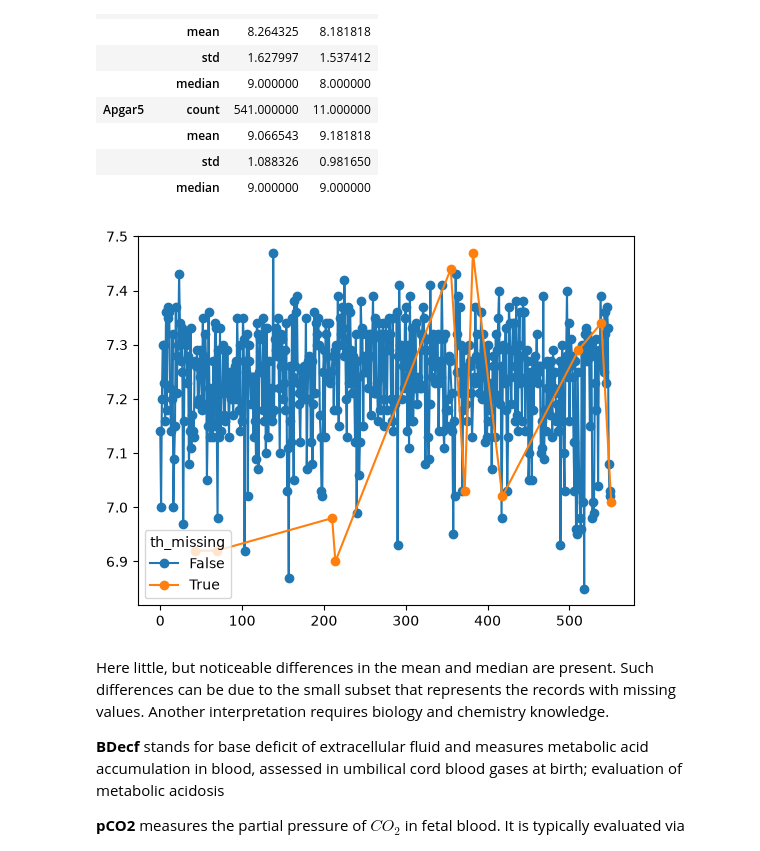
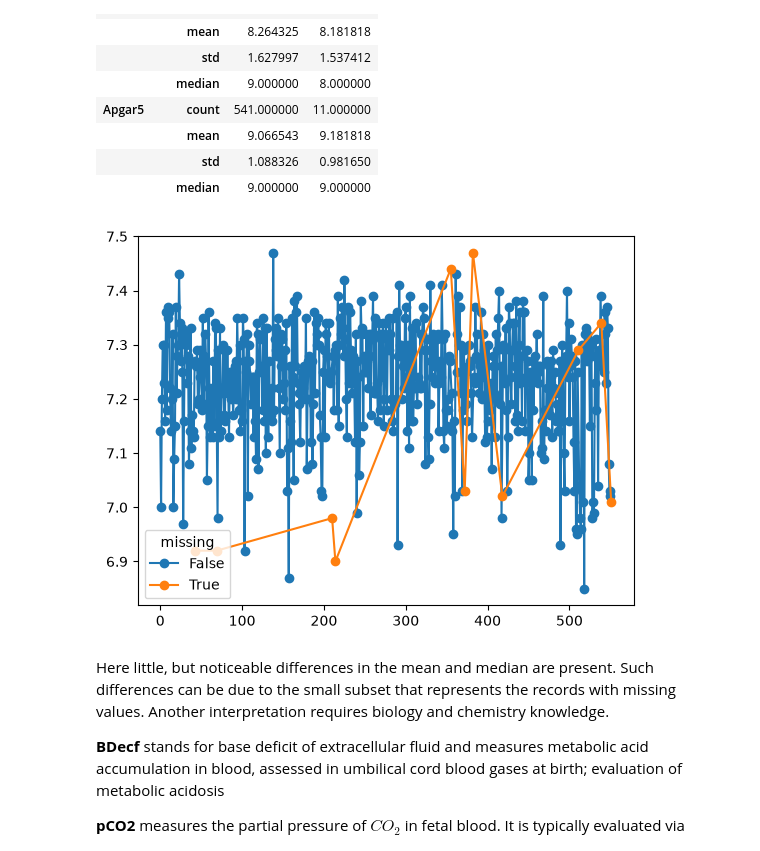
Before and after one commit to trnnstella/Fetal-health-analysis, a Jupyter notebook: fetal-health.ipynb, the cells around one changed output. Saved outputs shown, nothing was run; the diff lists cells and outputs as text; code cells hidden in the pictures.

```diff
--- a/fetal-health.ipynb
+++ b/fetal-health.ipynb
@@ -274,10 +274,10 @@ df_clinical.groupby("th_missing")[["pH", "Apgar1", "Apgar5"]].agg(["count", "mea
 # %%
 for name, group in df_clinical.groupby("th_missing"):
     plt.plot(group.index, group["pH"], label=name, marker="o")
-plt.legend(title = "th_missing")
+plt.legend(title = "missing")
 plt.show()
 # %% [output]
-[figure, old version]
+[figure, new version]
 # %% [markdown]
 Here little, but noticeable differences in the mean and median are present. Such differences can be due to the small subset that represents the records with missing values. Another interpretation requires biology and chemistry knowledge.
 
```
Also changed, not shown: parts of 3 cells of this notebook.
